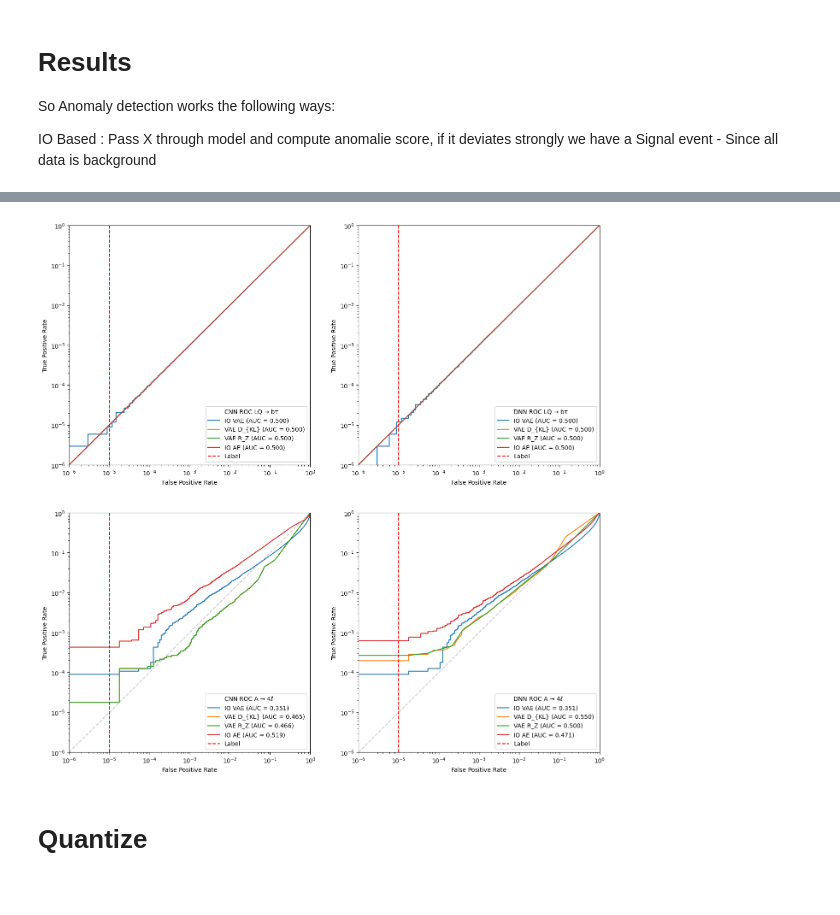
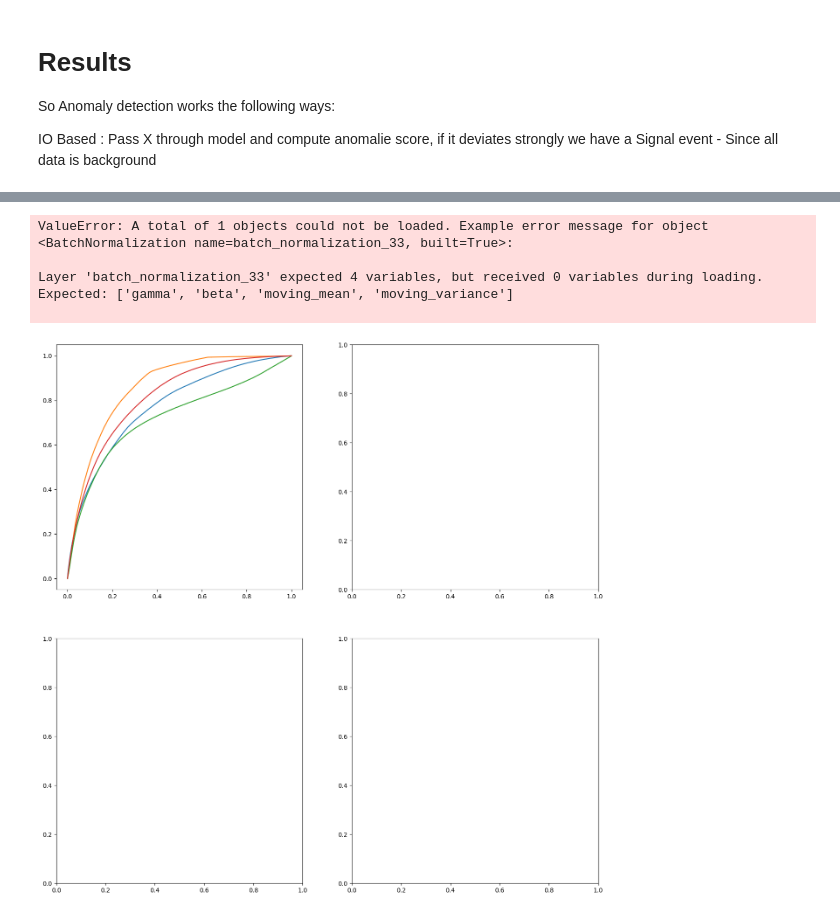
Before and after one commit to Naderschah/DeepLearningFinalProject, a Jupyter notebook: Replicate/replicate.ipynb, the cells around one changed output, grey strips where cells are left out. Drawn from its saved outputs; the diff is of its cells as text; code cells hidden in the pictures.

```diff
--- a/Replicate/replicate.ipynb
+++ b/Replicate/replicate.ipynb
@@ -462,15 +481,12 @@ class CNN_VAE(tf.keras.Model):
             z_mean, z_log_var, z = self.encoder(data)
             reconstruction = self.decoder(z)
 
-            # MSE over all spatial and channel dimensions
-            #reconstruction_loss = tf.reduce_mean(
-            #    tf.reduce_sum(tf.square(data - reconstruction), axis=(1, 2, 3))
-            #)
+            # compute full MSE - here we remove singleton from the getgo
             reconstruction_loss = full_MSE(data , reconstruction[:,:,:,0], self.eta_b, self.phi_b)
 
             # KL divergence term
             kl_loss = -0.5 * (1 + z_log_var - tf.square(z_mean) - tf.exp(z_log_var))
-            kl_loss = tf.reduce_mean(tf.reduce_sum(kl_loss, axis=1))
+            kl_loss = tf.reduce_mean(kl_loss)
 
             # Total loss with β weighting
             total_loss = (1.0 - self.beta) * reconstruction_loss + self.beta * kl_loss
@@ -788,7 +803,7 @@ TypeError: CNN_AE.__init__() got an unexpected keyword argument 'input_dim'
 # %%
 import os
 # Iterate e-3 to e0
-for i in np.logspace(-3, 0, 4):
+for i in np.logspace(-2, -1, 2):
     path = '/Code/Replicate/Models'
     if not os.path.exists(path):
         os.makedirs(path)
@@ -844,7 +856,7 @@ Epoch 100/100
 # %%
 import os
 # Iterate e-3 to e0
-for i in np.logspace(-3, 0, 4):
+for i in np.logspace(-2,-1,2):
     path = '/Code/Replicate/Models'
     if not os.path.exists(path):
         os.makedirs(path)
@@ -961,6 +963,8 @@ def compute_kl_score(z_mean, z_log_var):
         np.array: KL divergence score for each sample
     """
     kl_div = -0.5 * np.sum(1 + z_log_var - np.square(z_mean) - np.exp(z_log_var), axis=1)
+    # Replace inf
+    kl_div = np.nan_to_num(kl_div, nan=0.0, posinf=1e20, neginf=-1e20)
     return kl_div
 
 # === 3. Rz-Based Anomaly Score ===
@@ -977,6 +981,7 @@ def compute_rz_score(z_mean, z_log_var):
         np.array: Rz score for each sample
     """
     rz = np.sqrt(np.sum(np.square(z_mean), axis=-1) + np.sum(np.exp(z_log_var), axis=-1))
+    rz = np.nan_to_num(rz, nan=0.0, posinf=1e20, neginf=-1e20)
     return rz
 
 # Example input shapes (for reference):
@@ -990,5 +995,5 @@ def compute_rz_score(z_mean, z_log_var):
 
 
 # THis is needed for data scaling that I did not include as a Layer
-mean_pt = 38.079907723150626
-std_pt = 25.747307900649552
+#mean_pt = 38.079907723150626
+#std_pt = 25.747307900649552
@@ -998,7 +1000,10 @@ std_pt = 25.747307900649552
 # %%
+import matplotlib.pyplot as plt
+from sklearn.metrics import roc_curve, auc
+
 from matplotlib.lines import Line2D
 # For ROC we also need a background set lets use 1e5 background events
-background = h5py.File('/Code/Dataset/leptoquark_LOWMASS_lepFilter_13TeV_filtered.h5', 'r')['Particles'][:1000000,:,:3]
+background = h5py.File('/Code/Dataset/background_for_training.h5', 'r')['Particles'][:1000000,:,:3]
 # ================================
 # PLOT OUTLINE BASED ON THE PAPER
 # ================================
@@ -1022,9 +1027,12 @@ background = h5py.File('/Code/Dataset/leptoquark_LOWMASS_lepFilter_13TeV_filtere
 #   - Plot separate ROC curves for CNN and DNN
 def figureII():
     def do_roc(ax, score, y_true, text):
-        fpr, tpr, _ = roc_curve(y_true, score)
-        roc_auc = auc(fpr, tpr)
-        ax.plot(fpr, tpr, label=f'{text} (AUC = {roc_auc:.3f})')
+        try:
+            fpr, tpr, _ = roc_curve(y_true, score)
+            roc_auc = auc(fpr, tpr)
+            ax.plot(fpr, tpr, label=f'{text} (AUC = {roc_auc:.3f})')
+        except:
+            pass
     fig, ax = plt.subplots(2, 2, figsize=(16, 16))
     ax = ax.flatten()
 
@@ -1041,7 +1049,7 @@ def figureII():
 
     dset[:,:,0] = ((dset[:,:,0] - mean_pt) / std_pt)
 
-    CNN_VAE = tf.keras.models.load_model('/Code/Replicate/Models/full_cnn_vae_beta1.0.keras')
+    CNN_VAE = tf.keras.models.load_model('/Code/Replicate/Models/full_cnn_vae_beta0.01.keras')
     CNN_AE = tf.keras.models.load_model('/Code/Replicate/Models/full_cnn_ae.keras')
 
     cnn_io_vae = compute_io_score(dset, CNN_VAE.predict(dset)[:,:,:,0])
@@ -1059,7 +1067,7 @@ def figureII():
 
 
     # DNN LQ -> bτ
-    DNN_VAE = tf.keras.models.load_model('/Code/Replicate/Models/full_dnn_vae_beta1.0.keras')
+    DNN_VAE = tf.keras.models.load_model('/Code/Replicate/Models/full_dnn_vae_beta0.01.keras')
     DNN_AE = tf.keras.models.load_model('/Code/Replicate/Models/full_dnn_ae.keras')
 
     dnn_io_vae = compute_io_score(dset, DNN_VAE.predict(dset))
@@ -1162,9 +1170,12 @@ figureII()
 
 def figureIII():
     def do_roc(ax, score, y_true, text):
-        fpr, tpr, _ = roc_curve(y_true, score)
-        roc_auc = auc(fpr, tpr)
-        ax.plot(fpr, tpr, label=f'{text} (AUC = {roc_auc:.3f})')
+        try:
+            fpr, tpr, _ = roc_curve(y_true, score)
+            roc_auc = auc(fpr, tpr)
+            ax.plot(fpr, tpr, label=f'{text} (AUC = {roc_auc:.3f})')
+        except:
+            pass
     fig, ax = plt.subplots(2, 2, figsize=(16, 16))
     ax = ax.flatten()
 
@@ -1175,13 +1186,13 @@ def figureIII():
     labels = np.ones(dset.shape[0])
 
     # Concatenate dset and background - Load as much bkground as data
-    n_points = dset.shape[0]
+    n_points = np.minimum(dset.shape[0], background.shape[0])
     dset = np.concatenate([dset, background[:n_points]], axis=0)
     labels = np.concatenate([labels, np.zeros(n_points)])
 
     dset[:,:,0] = ((dset[:,:,0] - mean_pt) / std_pt)
 
-    CNN_VAE = tf.keras.models.load_model('/Code/Replicate/Models/full_cnn_vae_beta1.0.keras')
+    CNN_VAE = tf.keras.models.load_model('/Code/Replicate/Models/full_cnn_vae_beta0.01.keras')
     CNN_AE = tf.keras.models.load_model('/Code/Replicate/Models/full_cnn_ae.keras')
 
     cnn_io_vae = compute_io_score(dset, CNN_VAE.predict(dset)[:,:,:,0])
@@ -1199,7 +1210,7 @@ def figureIII():
 
 
     # DNN LQ -> bτ
-    DNN_VAE = tf.keras.models.load_model('/Code/Replicate/Models/full_dnn_vae_beta1.0.keras')
+    DNN_VAE = tf.keras.models.load_model('/Code/Replicate/Models/full_dnn_vae_beta0.01.keras')
     DNN_AE = tf.keras.models.load_model('/Code/Replicate/Models/full_dnn_ae.keras')
 
     dnn_io_vae = compute_io_score(dset, DNN_VAE.predict(dset))
@@ -1221,7 +1232,7 @@ def figureIII():
     labels = np.ones(dset.shape[0])
 
     # Concatenate dset and background
-    n_points = dset.shape[0]
+    n_points = np.minimum(dset.shape[0], background.shape[0])
     dset = np.concatenate([dset, background[:n_points]], axis=0)
     labels = np.concatenate([labels, np.zeros(n_points)])
 
@@ -1282,7 +1293,7 @@ def figureIII():
 
     plt.show()
 
-# figureIII()
+figureIII()
 
 # === FIGURE IV: TPR Ratio vs. Bit Width for AE Models ===
 # Data:
@@ -1390 +1389,5 @@ def figureIII():
+ValueError: A total of 1 objects could not be loaded. Example error message for object <BatchNormalization name=batch_normalization_33, built=True>:
+
+Layer 'batch_normalization_33' expected 4 variables, but received 0 variables during loading. Expected: ['gamma', 'beta', 'moving_mean', 'moving_variance']
+
-[figure, old version]
+[figure, new version]
@@ -1395,2 +1393,0 @@ from functools import partial
-# %% [markdown]
-# Quantize
```
Also changed, not shown: parts of 20 cells of this notebook, 10 other files.
